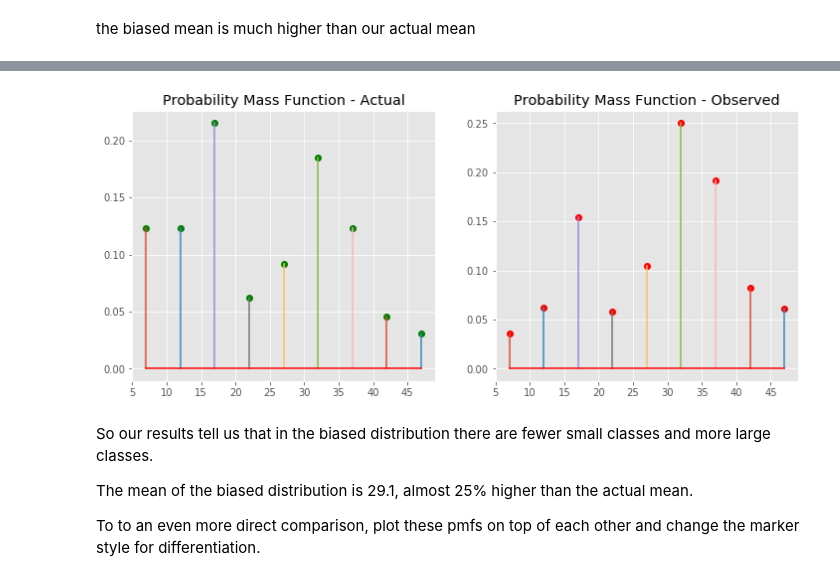
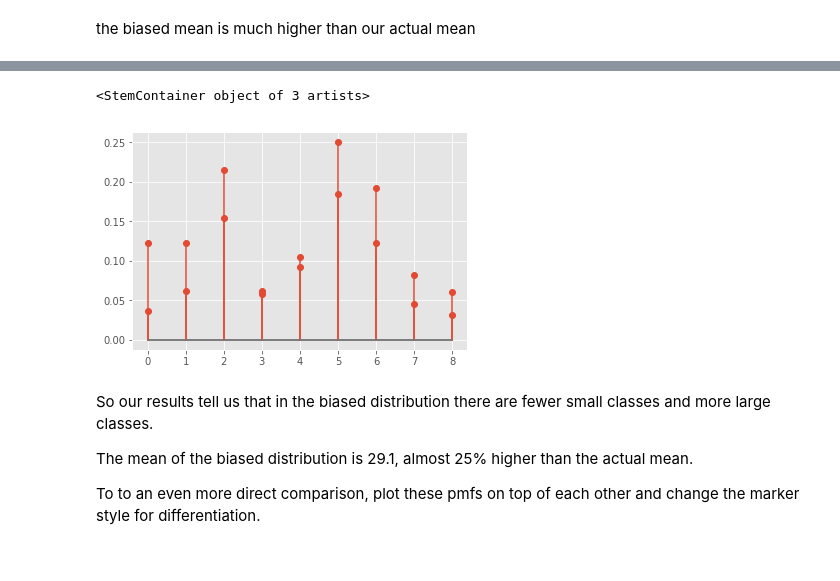
Before and after one commit to as6140/dsc-1-09-07-the-probability-mass-function-lab-seattle-ds-career-040119, a Jupyter notebook: index.ipynb, the cells around one changed output, grey strips where cells are left out. Saved outputs shown, nothing was run; the diff lists cells and outputs as text; code cells hidden in the pictures.

```diff
--- a/index.ipynb
+++ b/index.ipynb
@@ -168,11 +168,13 @@ Here we see it, the average or expected value of biased results become much high
 # %%
 # Plot pmfs side by side
 fig, ax = plt.subplots()
 
 ax.stem(pmf)
-a
+
+ax.stem(pmf2)
 # %% [output]
+<StemContainer object of 3 artists>
-[figure, old version]
+[figure, new version]
 # %% [markdown]
 So our results tell us that in the biased distribution there are fewer small classes and more large classes.
 
```
